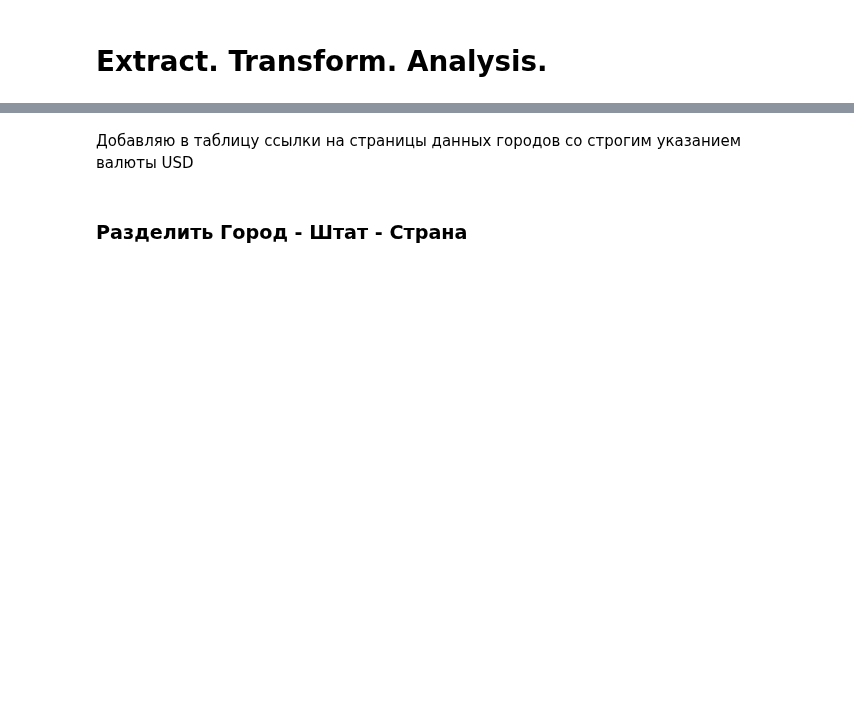
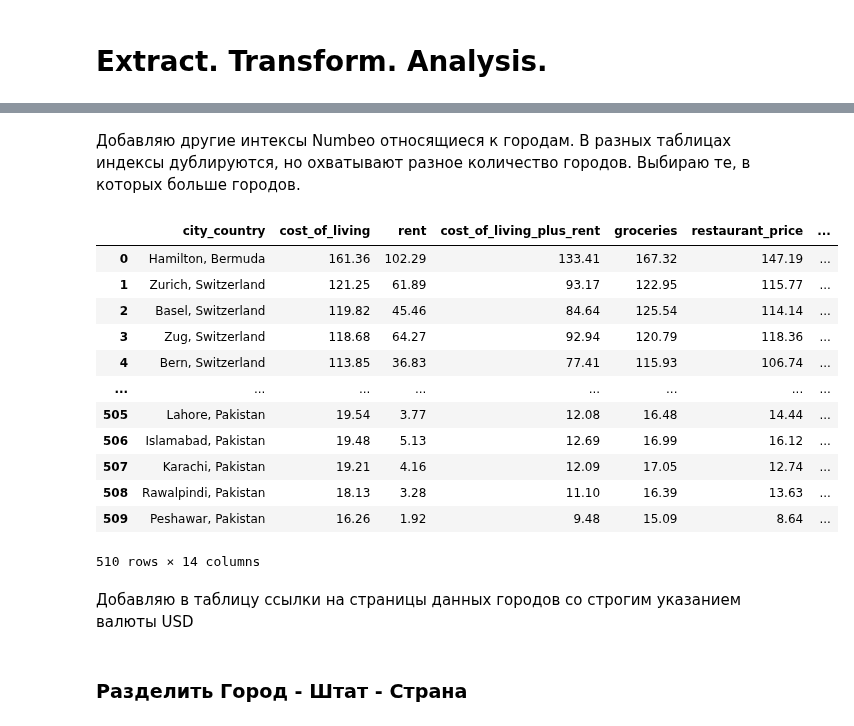
Before and after one commit to denis-k2/numbeo, a Jupyter notebook: 1.analysis.ipynb, the cells around one changed output, grey strips where cells are left out. Drawn from its saved outputs; the diff is of its cells as text; code cells hidden in the pictures; blank space fills up the shorter version.

```diff
--- a/1.analysis.ipynb
+++ b/1.analysis.ipynb
@@ -27,0 +22,14 @@ df.drop('Rank', axis=1, inplace=True)
+# %% [markdown]
+Добавляю другие интексы Numbeo относящиеся к городам. В разных таблицах индексы дублируются, но охватывают разное количество городов. Выбираю те, в которых больше городов.
+# %%
+indexes_dict = {
+    'https://www.numbeo.com/quality-of-life/rankings_current.jsp':
+        ['City',
+         'Quality of Life Index',
+         'Property Price to Income Ratio',
+         'Traffic Commute Time Index',
+         'Climate Index'],
+    'https://www.numbeo.com/crime/rankings_current.jsp': ['City', 'Safety Index'],
+    'https://www.numbeo.com/health-care/rankings_current.jsp': ['City', 'Health Care Index'],
+    'https://www.numbeo.com/pollution/rankings_current.jsp': ['City', 'Pollution Index']
+}
@@ -28,3 +44,19 @@ df.drop('Rank', axis=1, inplace=True)
+# %%
+df
+# %% [output]
+|  | city_country | cost_of_living | rent | cost_of_living_plus_rent | groceries | restaurant_price | ... |
+| 0 | Hamilton, Bermuda | 161.36 | 102.29 | 133.41 | 167.32 | 147.19 | ... |
+| 1 | Zurich, Switzerland | 121.25 | 61.89 | 93.17 | 122.95 | 115.77 | ... |
+| 2 | Basel, Switzerland | 119.82 | 45.46 | 84.64 | 125.54 | 114.14 | ... |
+| 3 | Zug, Switzerland | 118.68 | 64.27 | 92.94 | 120.79 | 118.36 | ... |
+| 4 | Bern, Switzerland | 113.85 | 36.83 | 77.41 | 115.93 | 106.74 | ... |
+| ... | ... | ... | ... | ... | ... | ... | ... |
+| 505 | Lahore, Pakistan | 19.54 | 3.77 | 12.08 | 16.48 | 14.44 | ... |
+| 506 | Islamabad, Pakistan | 19.48 | 5.13 | 12.69 | 16.99 | 16.12 | ... |
+| 507 | Karachi, Pakistan | 19.21 | 4.16 | 12.09 | 17.05 | 12.74 | ... |
+| 508 | Rawalpindi, Pakistan | 18.13 | 3.28 | 11.10 | 16.39 | 13.63 | ... |
+| 509 | Peshawar, Pakistan | 16.26 | 1.92 | 9.48 | 15.09 | 8.64 | ... |
+510 rows × 14 columns
 # %% [markdown]
 Добавляю в таблицу ссылки на страницы данных городов со строгим указанием валюты USD
 # %%
```
Also changed, not shown: parts of 12 cells of this notebook, 1 other file.
